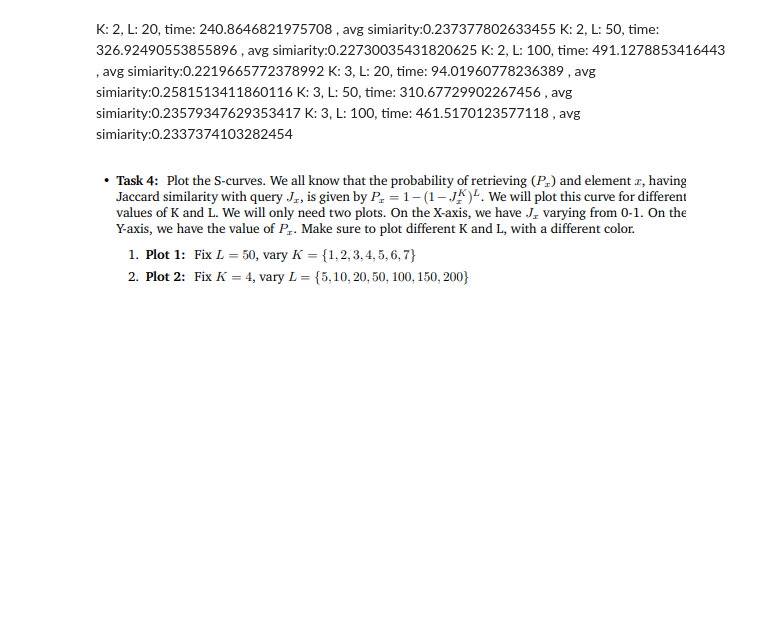
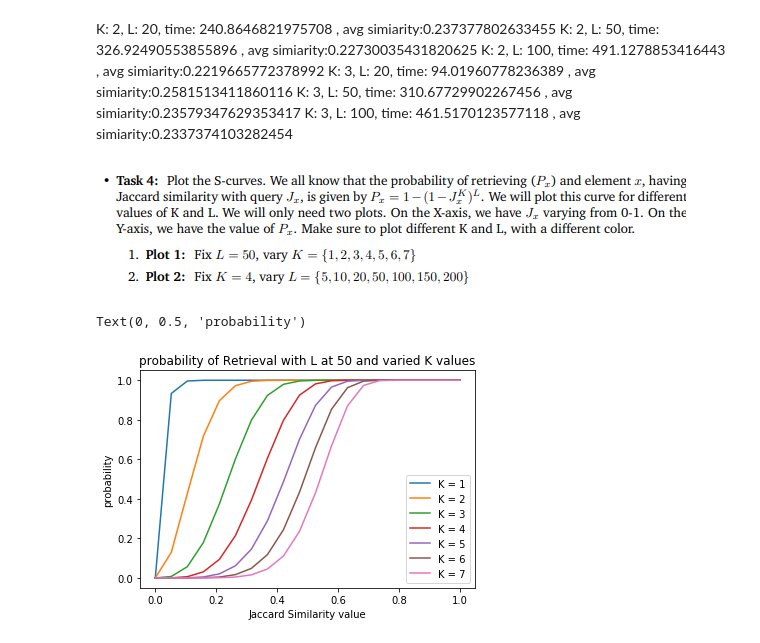
Before and after one commit to olupelumi/ApproximateSearchEngine, a Jupyter notebook: MainComponent2.ipynb, the cells around one changed output. Drawn from its saved outputs; the diff is of its cells as text; code cells hidden in the pictures; blank space fills up the shorter version.

```diff
--- a/MainComponent2.ipynb
+++ b/MainComponent2.ipynb
@@ -129,19 +129,22 @@ Tuning K (K = 2, 3, 4, 5, 6) and L (L = 20, 50, 100) observe how the average jac
 1. Report the mean Jaccard similarity of the URL retrieved and also the time per query for each
 of the combination.
 # %%
+#inserting only 500 things for now in order to make sure my implementation here is working properly
 for kay in [2, 3, 4, 5, 6]:
     for el in [20, 50, 100]:
         hashmin_table = Minhash.HashTable(K = kay, L = el, B = 64, R = 2**10)
         time2 = time.time()
         id_map2 = {}
         eyedee = 0
-        for strg in urllist[:50000]:
+        for strg in urllist[:50000]: #50000
             hashmin_table.insert(strg, eyedee)
             id_map2[eyedee] = strg
             eyedee += 1
         avg_lst = []
         for query in query_set:
             sim_ids = hashmin_table.lookup(query) #the set of similar items
+            if len(sim_ids) == 0: #error handling
+                continue
             sim_strs = [id_map[aidee] for aidee in sim_ids] # the set of similar strings
 
             #list of the jaccard similarities of the query and the similar results
@@ -166,3 +161,36 @@ K: 3, L: 50, time: 310.67729902267456 , avg simiarity:0.23579347629353417
 K: 3, L: 100, time: 461.5170123577118 , avg simiarity:0.2337374103282454
 # %% [markdown]
 ![image.png](attachment:image.png)
+# %%
+#creating the probability function
+def computeProbRetrieval(j_x, k, l):
+    '''
+    Inputs:
+    k is an int representing the number of hash functions per LSH table.
+    L is an int representing the number of hash table in the LSH table.
+    j_x is a float representing the jaccard similarity of an element x in the dataset\
+    and a query being looked up in the dataset.
+
+    Effect:
+    computes the probability of retrieving an element x from an LSH table with parameters k and l
+    '''
+    return (1 - (1-(j_x)**k)**l)
+# %%
+from matplotlib import pyplot as plt
+import numpy as np
+# I will be using increments of 0.05
+j_x_lst = np.linspace(0,1,20)
+
+#info for plot 1
+L = 50
+klist = [1, 2, 3, 4, 5, 6, 7]
+for kay in klist:
+    prob_list = [computeProbRetrieval(xval, kay, L) for xval in j_x_lst]
+    plt.plot(j_x_lst, prob_list, label= "K = " + str(kay))
+plt.title("probability of Retrieval with L at 50 and varied K values")
+plt.legend(loc='lower right')
+plt.xlabel('Jaccard Similarity value')
+plt.ylabel('probability')
+# %% [output]
+Text(0, 0.5, 'probability')
+[figure, added]
```
Also changed, not shown: parts of 4 cells of this notebook.
